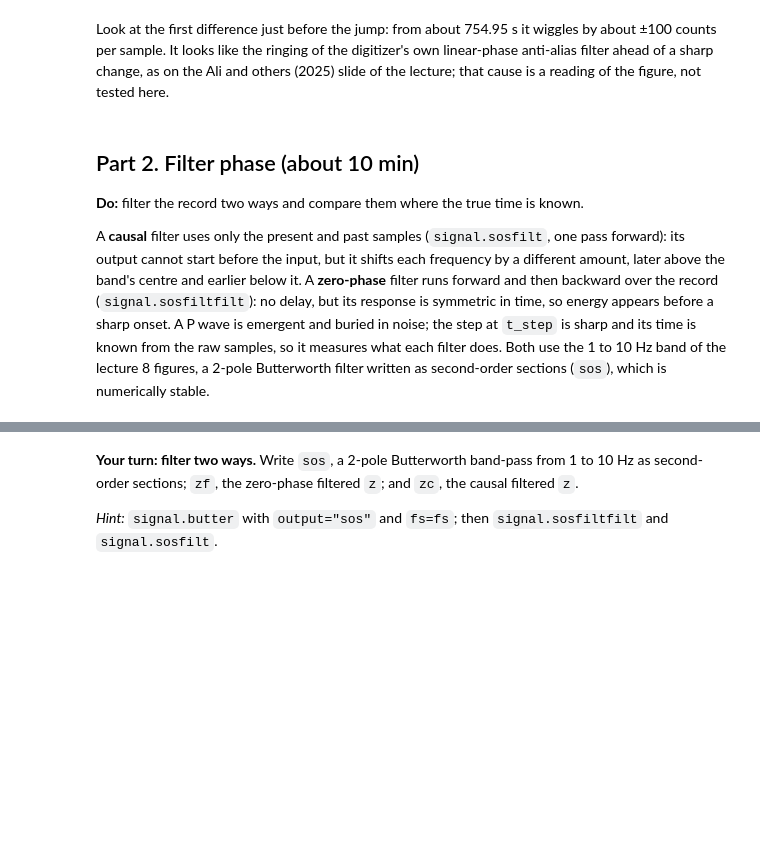
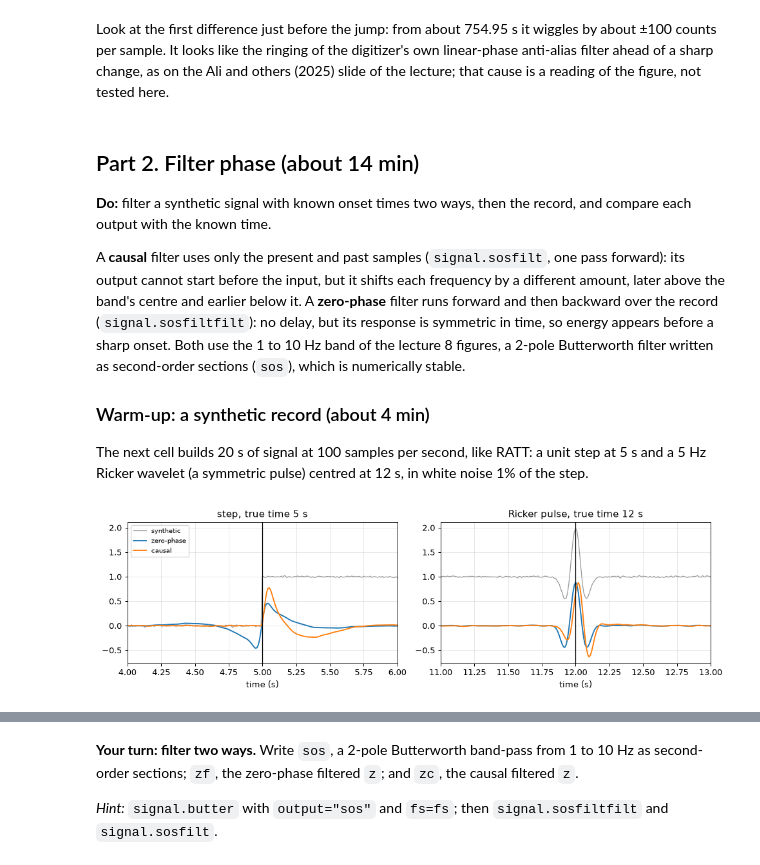
Before and after one commit to geo-smart/mlgeo-book, a Jupyter notebook: book/Chapter2-DataManipulation/2.9_filtering_data.ipynb, the cells around one changed output, grey strips where cells are left out. Cells and saved outputs as stored; diff of their text form; code cells hidden in the pictures; blank space fills up the shorter version.

```diff
--- a/book/Chapter2-DataManipulation/2.9_filtering_data.ipynb
+++ b/book/Chapter2-DataManipulation/2.9_filtering_data.ipynb
@@ -73,7 +384,7 @@ lab.draw_map(PROV, ev);
 
 The course copy was downloaded from the EarthScope FDSN web services (FDSN: International Federation of Digital Seismograph Networks) on 13 October 2026. Its provenance file records each file's source URL and its **fingerprint** (SHA-256, Secure Hash Algorithm), a 64-character code computed from every byte. The next cell recomputes the fingerprints, then reads the waveform. You never write to the file: every damage below is done to a copy in memory.
 # %%
-for name, rec in PROV["files"].items():
+for name, rec in FILES.items():                 # the five RATT files and the two map files
     sha = hashlib.sha256((SNAP / name).read_bytes()).hexdigest()
     print("matches" if sha == rec["sha256"] else "DIFFERS", sha[:16] + "...", name)
 
@@ -104,7 +417,12 @@ T_S = origin + min(a.time for a in arr if a.name == "S")
 print(f"distance {dist_m / 1e3:,.0f} km on the ellipsoid, {deg:.2f}° ({deg * 111.195:,.0f} km on a sphere)")
 print(f"origin {origin:.2f} s after 06:15:00; iasp91 P travel time {T_P - origin:.1f} s, so P at {T_P:.1f} s and S at {T_S:.1f} s")
 print(f"largest raw value {np.abs(raw).max() / 1e6:.2f} million counts")
-lab.plot_record(t, raw, T_P, T_S);
+fig, ax = plt.subplots(figsize=(10, 3.2))
+ax.plot(t, raw / 1e6, color="k", lw=0.5)
+for tt, name in [(T_P, "P"), (T_S, "S")]:
+    ax.axvline(tt, color="C0", lw=1.5)
+    ax.text(tt + 6, 1.5, name, color="C0", fontweight="bold")
+ax.set(xlim=(300, 1000), xlabel="seconds after 06:15:00 UTC", ylabel="10⁶ counts", title="UW.RATT HHZ, raw counts");
 # %% [output]
 distance 2,627 km on the ellipsoid, 23.56° (2,620 km on a sphere)
 origin 49.19 s after 06:15:00; iasp91 P travel time 307.3 s, so P at 356.5 s and S at 608.9 s
@@ -148,0 +461,13 @@ step at 755.09 s, 399 s after the P arrival
+# %%
+print(f"step at {t_step:.2f} s, {t_step - T_P:.0f} s after the P arrival")
+k_step = int(round(t_step * fs))
+around = slice(k_step - 60, k_step + 60)                # 0.6 s on either side of the step
+fig, ax = plt.subplots(1, 2, figsize=(10.5, 3.2))
+ax[0].plot(t[around], raw[around] / 1e3, ".-", color="k", lw=0.8, ms=3)
+ax[0].set(ylabel="10³ raw counts", title="raw record: a steep swing")
+ax[1].plot(t[around][1:], np.diff(raw[around]), ".-", color="k", lw=0.8, ms=3)
+ax[1].set(ylabel="counts per sample", title="first difference: the step")
+for axi in ax:
+    axi.axvline(t_step, color="C3", lw=1)
+    axi.set_xlabel("seconds after 06:15:00 UTC")
+fig.tight_layout()
@@ -149,8 +477,32 @@ step at 755.09 s, 399 s after the P arrival
 # %% [markdown]
 Look at the first difference just before the jump: from about 754.95 s it wiggles by about ±100 counts per sample. It looks like the ringing of the digitizer's own linear-phase anti-alias filter ahead of a sharp change, as on the Ali and others (2025) slide of the lecture; that cause is a reading of the figure, not tested here.
 # %% [markdown]
-## Part 2. Filter phase (about 10 min)
+## Part 2. Filter phase (about 14 min)
 
-**Do:** filter the record two ways and compare them where the true time is known.
+**Do:** filter a synthetic signal with known onset times two ways, then the record, and compare each output with the known time.
 
-A **causal** filter uses only the present and past samples (`signal.sosfilt`, one pass forward): its output cannot start before the input, but it shifts each frequency by a different amount, later above the band's centre and earlier below it. A **zero-phase** filter runs forward and then backward over the record (`signal.sosfiltfilt`): no delay, but its response is symmetric in time, so energy appears before a sharp onset. A P wave is emergent and buried in noise; the step at `t_step` is sharp and its time is known from the raw samples, so it measures what each filter does. Both use the 1 to 10 Hz band of the lecture 8 figures, a 2-pole Butterworth filter written as second-order sections (`sos`), which is numerically stable.
+A **causal** filter uses only the present and past samples (`signal.sosfilt`, one pass forward): its output cannot start before the input, but it shifts each frequency by a different amount, later above the band's centre and earlier below it. A **zero-phase** filter runs forward and then backward over the record (`signal.sosfiltfilt`): no delay, but its response is symmetric in time, so energy appears before a sharp onset. Both use the 1 to 10 Hz band of the lecture 8 figures, a 2-pole Butterworth filter written as second-order sections (`sos`), which is numerically stable.
+
+### Warm-up: a synthetic record (about 4 min)
+
+The next cell builds 20 s of signal at 100 samples per second, like RATT: a unit step at 5 s and a 5 Hz Ricker wavelet (a symmetric pulse) centred at 12 s, in white noise 1% of the step.
+# %%
+ts = np.arange(0, 20, 1 / fs)                                    # 20 s at fs = 100 samples per second
+T0_STEP, T0_PULSE = 5.0, 12.0                                    # s, the true times
+arg = (np.pi * 5.0 * (ts - T0_PULSE)) ** 2                       # 5 Hz Ricker wavelet centred at T0_PULSE
+syn = (ts >= T0_STEP) + (1 - 2 * arg) * np.exp(-arg) + 0.01 * np.random.default_rng(0).standard_normal(len(ts))
+# %%
+sos_syn = signal.butter(2, [1, 10], "bandpass", fs=fs, output="sos")   # 2-pole Butterworth, 1-10 Hz
+syn_zp = signal.sosfiltfilt(sos_syn, syn)                              # zero-phase: forward, then backward
+syn_c = signal.sosfilt(sos_syn, syn)                                   # causal: forward only
+fig, ax = plt.subplots(1, 2, figsize=(11, 3.4))
+for axi, t0, name in [(ax[0], T0_STEP, "step"), (ax[1], T0_PULSE, "Ricker pulse")]:
+    axi.plot(ts, syn, color="0.6", lw=1, label="synthetic")
+    axi.plot(ts, syn_zp, color="C0", lw=1.5, label="zero-phase")
+    axi.plot(ts, syn_c, color="C1", lw=1.5, label="causal")
+    axi.axvline(t0, color="k", lw=1)
+    axi.set(xlim=(t0 - 1, t0 + 1), xlabel="time (s)", title=f"{name}, true time {t0:.0f} s")
+ax[0].legend(loc="upper left", fontsize=8)
+fig.tight_layout()
+# %% [output]
+[figure, added]
```
Also changed, not shown: parts of 52 cells of this notebook, 6 other files.
